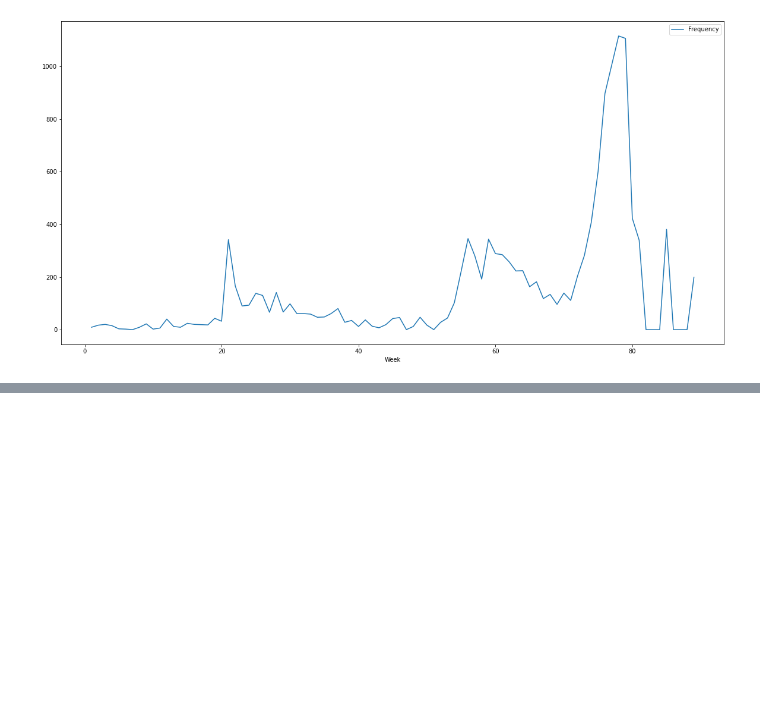
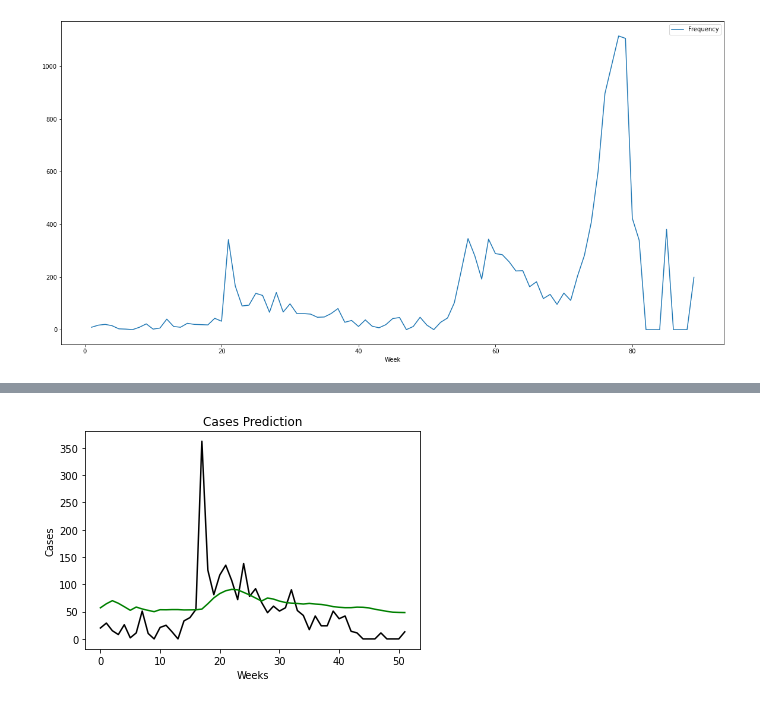
Before and after one commit to DabideBoi/ML-Covid-Prediction-General-Trias, a Jupyter notebook: ML Notebook.ipynb, the cells around one changed output, grey strips where cells are left out. Cells and saved outputs as stored; diff of their text form; code cells hidden in the pictures; blank space fills up the shorter version.

Commit message:
started to predict something now

```diff
--- a/ML Notebook.ipynb
+++ b/ML Notebook.ipynb
@@ -163,3 +163,13 @@ x_train = np.reshape(x_train, (x_train.shape[0], x_train.shape[1], 1))
 # %%
 #Neural Network
 model = Sequential()
+model.add(LSTM(units=50, return_sequences=True, input_shape=(x_train.shape[1],1)))
+model.add(Dropout(0.2))
+model.add(LSTM(units=50, return_sequences=True))
+model.add(Dropout(0.2))
+model.add(LSTM(units=50))
+model.add(Dropout(0.2))
+model.add(Dense(units=1))
+
+model.compile(optimizer='adam', loss='mean_squared_error')
+model.fit(x_train, y_train, epochs=25, batch_size=32)
@@ -165,0 +195,33 @@ model = Sequential()
+# %%
+#Test Model
+test_start = dt.date(2020, 12, 4)
+test_end = dt.date(2021, 12, 4)
+test_result = date_init(test_start, test_end)
+test_x, test_y = test_result[0], test_result[1]
+test_data = pd.DataFrame( {'Week': test_x, 'Frequency': test_y} )
+total_dataset = pd.concat((data['Frequency'], test_data['Frequency']),axis=0)
+actual_cases = test_data['Frequency']
+# %%
+model_inputs = total_dataset[len(total_dataset) - len(test_data) - predict_weeks:].values
+model_inputs = model_inputs.reshape(-1,1)
+model_inputs = scaler.fit_transform(model_inputs)
+# %%
+test_array = []
+for i in range(predict_weeks, len(model_inputs)):
+    test_array.append(model_inputs[i-predict_weeks:i, 0])
+
+test_array = np.array(test_array)
+test_array = np.reshape(test_array, (test_array.shape[0], test_array.shape[1], 1))
+
+prediction_cases = model.predict(test_array)
+prediction_cases = scaler.inverse_transform(prediction_cases)
+
+plt.plot(actual_cases, color='black', label='Actual Cases')
+plt.plot(prediction_cases, color='green', label='Predicted Cases')
+plt.title("Cases Prediction")
+plt.xlabel('Weeks')
+plt.ylabel('Cases')
+
+plt.show()
+# %% [output]
+[figure, added]
```
Also changed, not shown: parts of 2 cells of this notebook.
